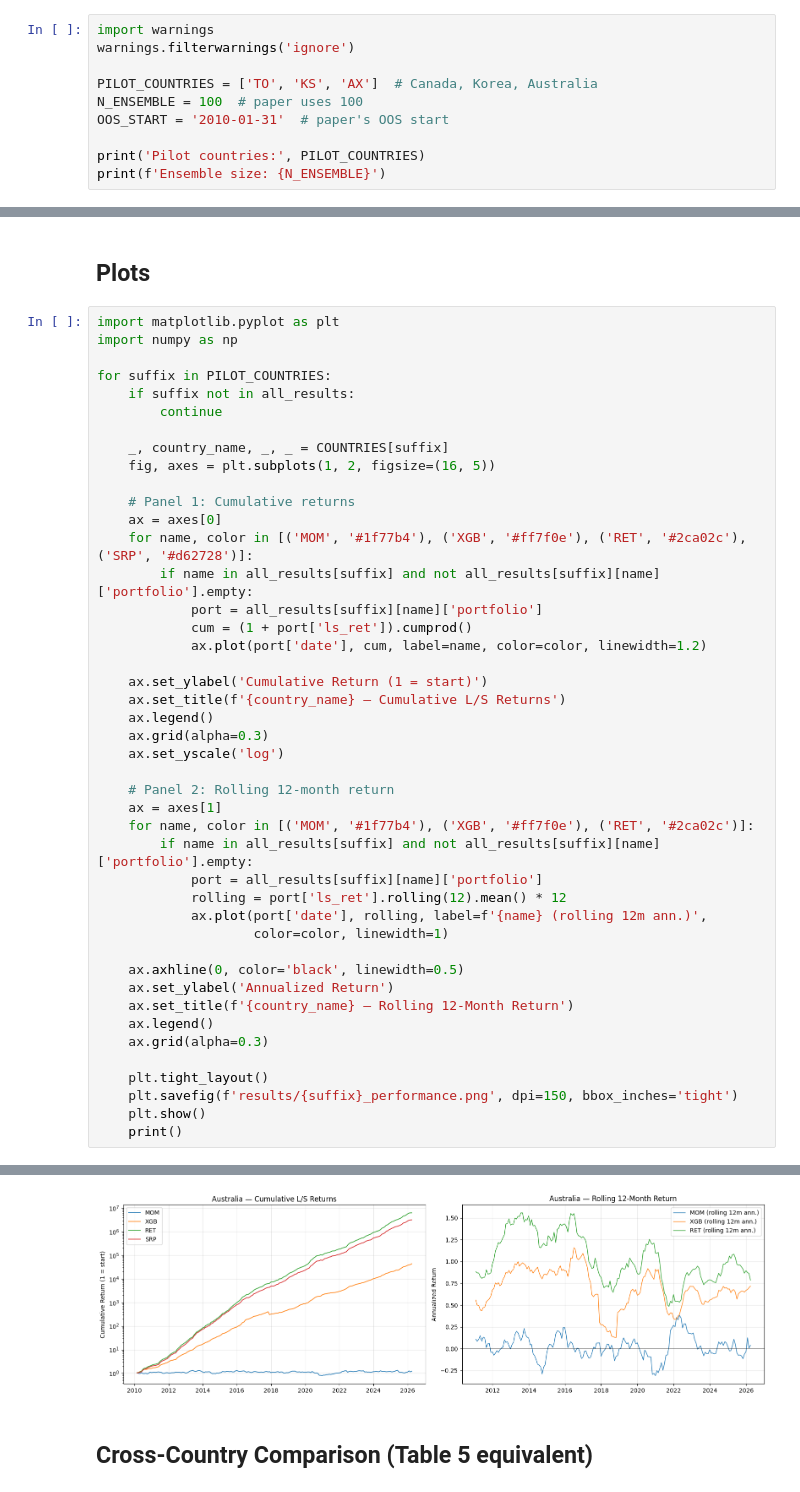
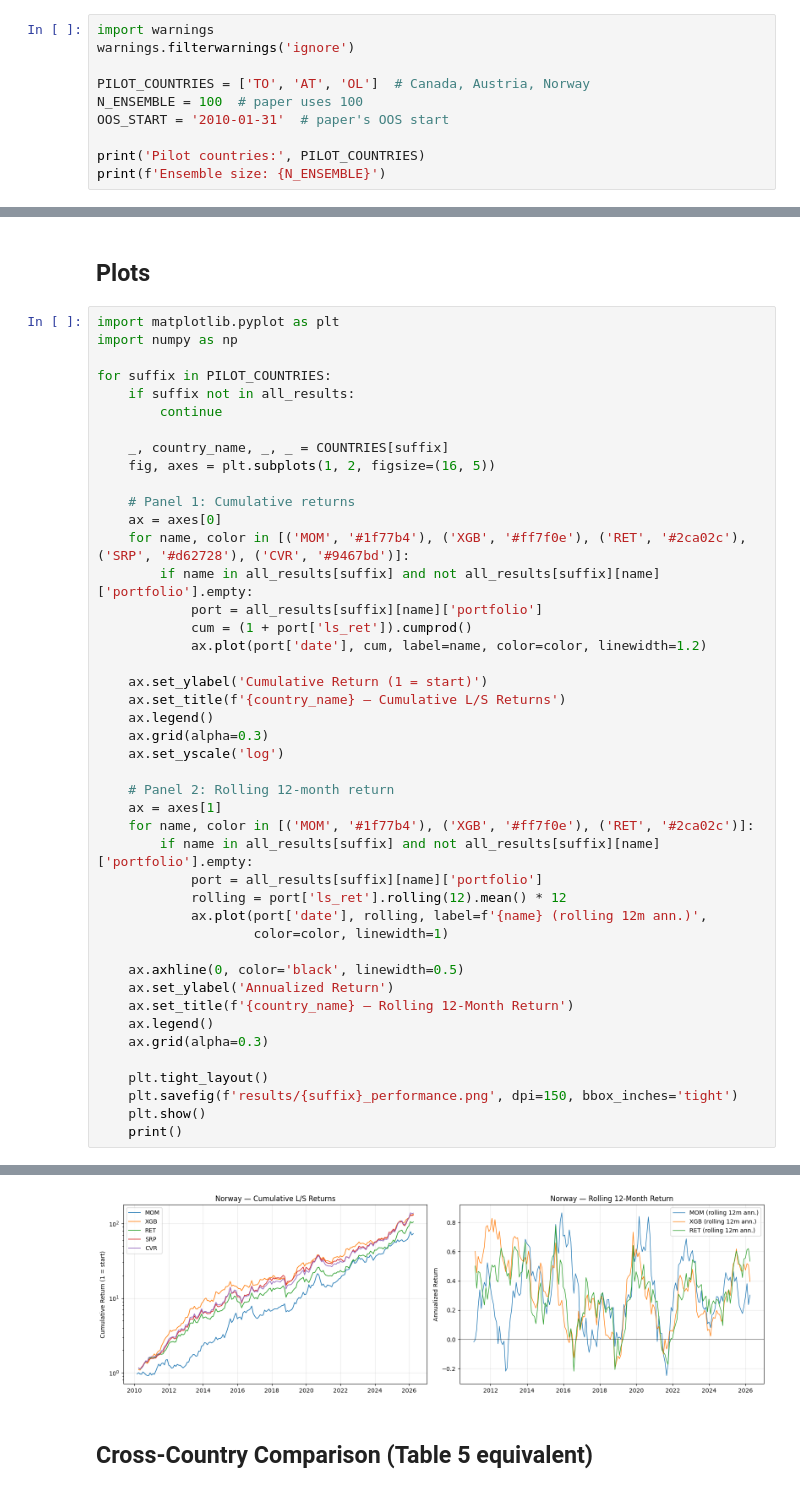
Before and after one commit to galamboslajos/Finance-Working-Files, a Jupyter notebook: Investments_2026/deep_momentum/run.ipynb, the cells around one changed output, grey strips where cells are left out. Cells and saved outputs as stored; diff of their text form.

```diff
--- a/Investments_2026/deep_momentum/run.ipynb
+++ b/Investments_2026/deep_momentum/run.ipynb
@@ -15,7 +15,7 @@ WARNING: Running pip as the 'root' user can result in broken permissions and con
 import warnings
 warnings.filterwarnings('ignore')
 
-PILOT_COUNTRIES = ['TO', 'KS', 'AX']  # Canada, Korea, Australia
+PILOT_COUNTRIES = ['TO', 'AT', 'OL']  # Canada, Austria, Norway
 N_ENSEMBLE = 100  # paper uses 100
 OOS_START = '2010-01-31'  # paper's OOS start
 
@@ -256,7 +256,7 @@ for suffix in PILOT_COUNTRIES:
 
     # Panel 1: Cumulative returns
     ax = axes[0]
-    for name, color in [('MOM', '#1f77b4'), ('XGB', '#ff7f0e'), ('RET', '#2ca02c'), ('SRP', '#d62728')]:
+    for name, color in [('MOM', '#1f77b4'), ('XGB', '#ff7f0e'), ('RET', '#2ca02c'), ('SRP', '#d62728'), ('CVR', '#9467bd')]:
         if name in all_results[suffix] and not all_results[suffix][name]['portfolio'].empty:
             port = all_results[suffix][name]['portfolio']
             cum = (1 + port['ls_ret']).cumprod()
@@ -293,4 +293,4 @@ for suffix in PILOT_COUNTRIES:
-[figure, old version]
+[figure, new version]
 # %% [markdown]
 ## Cross-Country Comparison (Table 5 equivalent)
 # %%
```
Also changed, not shown: parts of 21 cells of this notebook, 4 other files.
